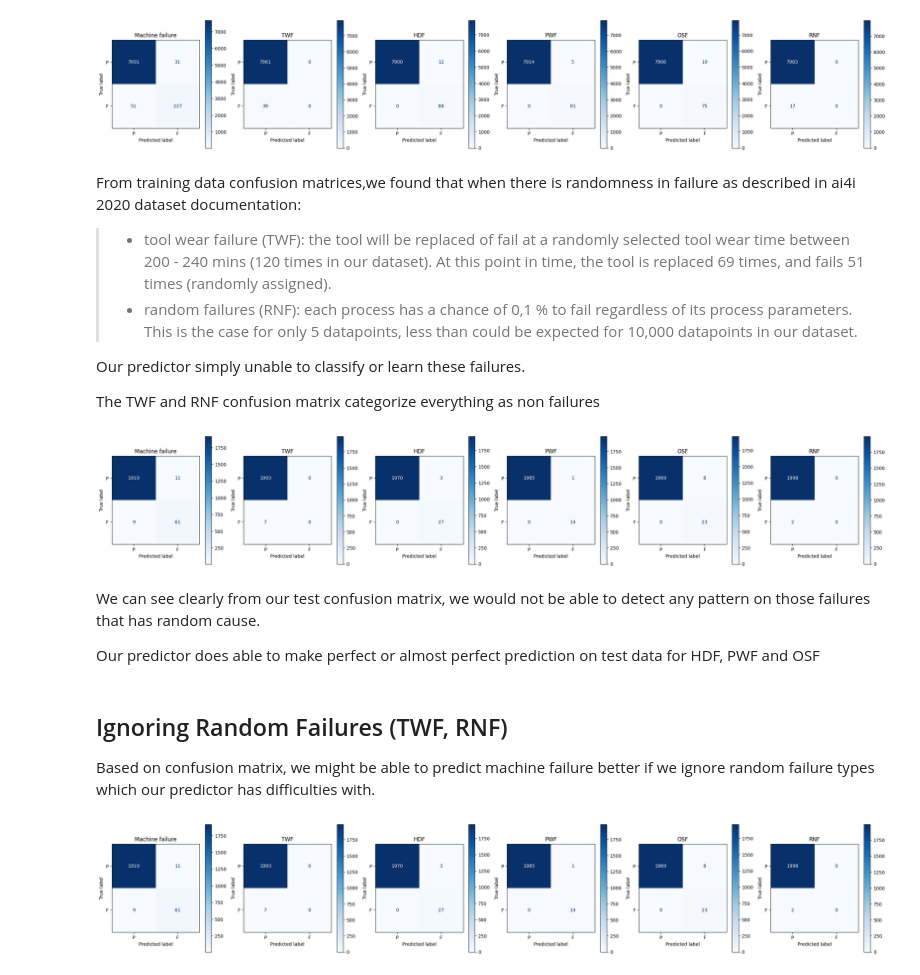
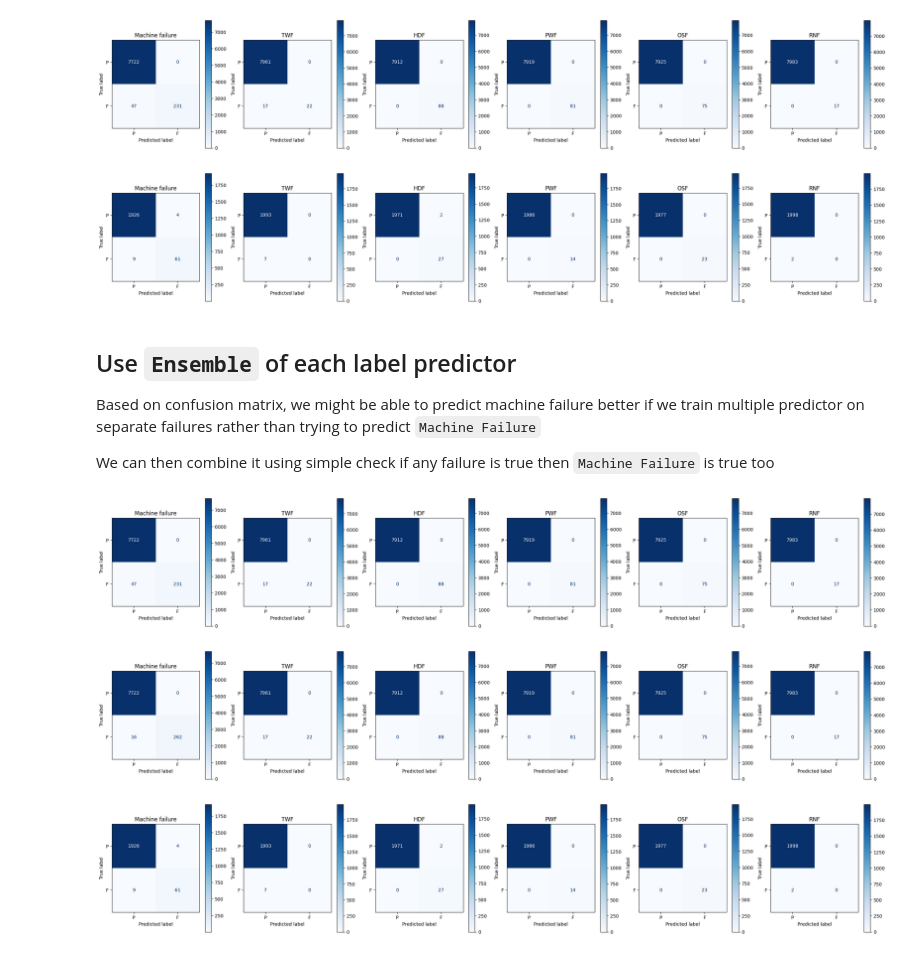
Before and after one commit to raymondsamalo/ITI113-Machine-Learning-Operations-Project, a Jupyter notebook: AI4I-2020/1.5_ML_MultipleClassifiers.ipynb, the cells around one changed output. Saved outputs shown, nothing was run; the diff lists cells and outputs as text; code cells hidden in the pictures.

Commit message:
improvement using optimized random forest

```diff
--- a/AI4I-2020/1.5_ML_MultipleClassifiers.ipynb
+++ b/AI4I-2020/1.5_ML_MultipleClassifiers.ipynb
@@ -172,7 +231,7 @@ pprint.pprint(best_clf.estimator.get_params())
 # %% [markdown]
 # Train Best Predictor
 # %%
-best_clf = DecisionTreeClassifier(random_state=42, max_depth=5, min_samples_leaf=30, min_samples_split=20)
+best_clf = RandomForestClassifier(random_state=42, max_depth=10)
 best_clf = MultiOutputClassifier(best_clf)
 best_clf.fit(X_train_reduced, y_train)
 # %% [output]
@@ -217,28 +274,27 @@ y_pred = pd.DataFrame(custom_preds, columns=y_train.columns)
 display_cm(y_pred, y_train)
 # %% [output]
 [figure]
-# %% [markdown]
-From training data confusion matrices,we found that when there is randomness in failure as described in ai4i 2020 dataset documentation:
-> - tool wear failure (TWF): the tool will be replaced of fail at a randomly selected tool wear time between 200 - 240 mins (120 times in our dataset). At this point in time, the tool is replaced 69 times, and fails 51 times (randomly assigned).
-> - random failures (RNF): each process has a chance of 0,1 % to fail regardless of its process parameters. This is the case for only 5 datapoints, less than could be expected for 10,000 datapoints in our dataset.
-
-Our predictor simply unable to classify or learn these failures.
-
-The TWF and RNF confusion matrix categorize everything as non failures
 # %%
 y_pred=best_clf.predict(X_test_reduced)
 y_pred = pd.DataFrame(y_pred, columns=y_test.columns)
 display_cm(y_pred, y_test)
 # %% [output]
 [figure]
-# %% [markdown]
-We can see clearly from our test confusion matrix, we would not be able to detect any pattern on those failures that has random cause.
-
-Our predictor does able to make perfect or almost perfect prediction on test data for HDF, PWF and OSF
 # %% [markdown]
-## Ignoring Random Failures (TWF, RNF)
+## Use `Ensemble` of each label predictor
 
-Based on confusion matrix, we might be able to predict machine failure better if we ignore random failure types which our predictor has difficulties with.
+Based on confusion matrix, we might be able to predict machine failure better if we train multiple predictor on separate failures rather than trying to predict `Machine Failure`
+
+We can then combine it using simple check if any failure is true then `Machine Failure` is true too
+# %%
+y_pred=best_clf.predict(X_train_reduced)
+y_pred = pd.DataFrame(y_pred, columns=y_test.columns)
+display_cm(y_pred, y_train)
+y_pred['Machine failure']=np.where((y_pred['HDF']==1)|(y_pred['PWF']==1)|(y_pred['OSF']==1)|(y_pred['TWF']==1)|(y_pred['RNF']==1),1,0)
+display_cm(y_pred, y_train)
+# %% [output]
+[figure, added]
+[figure, added]
 # %%
 y_pred=best_clf.predict(X_test_reduced)
 y_pred = pd.DataFrame(y_pred, columns=y_test.columns)
```
Also changed, not shown: parts of 12 cells of this notebook, 6 other files.
